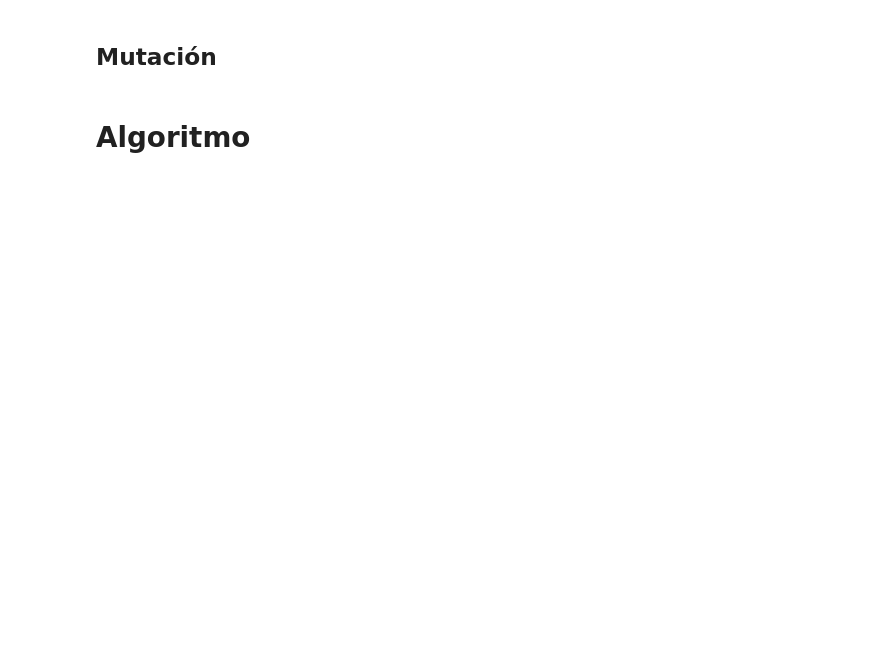
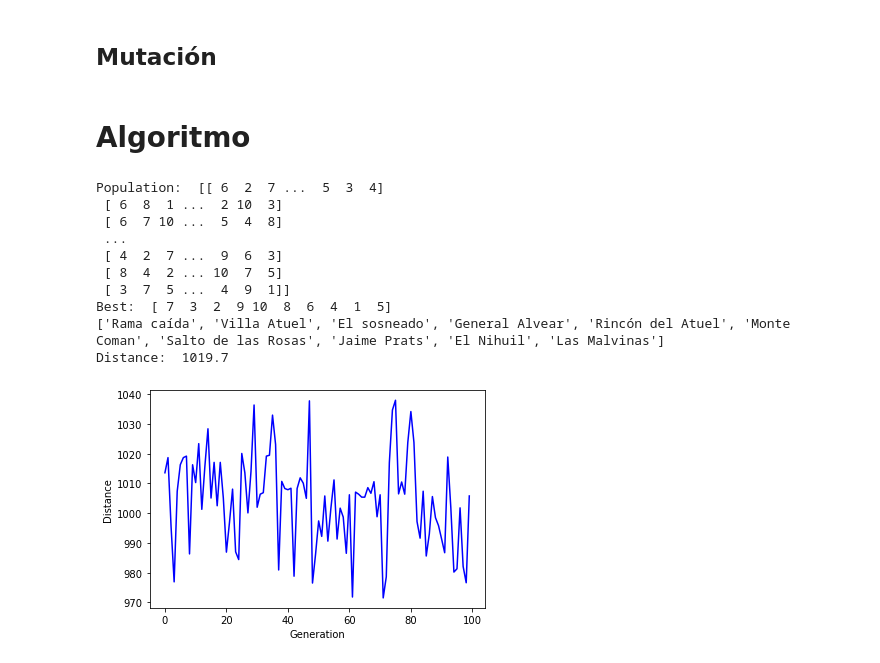
Before and after one commit to xRUIZxMATIASx/inteligencia-artificial, a Jupyter notebook: tp5/Ejercicio 2.ipynb, the cells around one changed output. Saved outputs shown, nothing was run; the diff lists cells and outputs as text; code cells hidden in the pictures; blank space fills up the shorter version.

```diff
--- a/tp5/Ejercicio 2.ipynb
+++ b/tp5/Ejercicio 2.ipynb
@@ -158,4 +114,66 @@ child ['El Nihuil', 'Rincón del Atuel', 'Salto de las Rosas', 'General Alvear',
 # %% [markdown]
 ## Mutación
+# %%
+def mutation(children):
+    for indice in range(children.shape[0]):
+        while True:
+            posicion1 = random.randint(0, len(children[indice, :]) - 1 )
+            posicion2 = random.randint(0, len(children[indice, :]) - 1 )
+            if posicion1 != posicion2:
+                break
+        children[indice, posicion1], children[indice, posicion2] = children[indice, posicion2], children[indice, posicion1]
+
+    return children
 # %% [markdown]
 # Algoritmo
+# %%
+population = []
+genes = 10
+guys = 10000
+generations = 100
+len_parents = 50
+example = list(range(1, genes + 1))
+
+for i in range(guys):
+    new = copy.copy(example)
+    random.shuffle(new)
+    population.append(new)
+eje_gen = []
+eje_adap = []
+population = np.array(population)
+print("Population: ", population)
+for generacion in range(generations):
+    adaptation = get_adaptation(population)
+    parents = select_parents(population, adaptation, len_parents)
+    tam = len(population) - parents.shape[0]
+    children = crosses(parents, tam)
+    hijos_mutados = mutation(children)
+    population[0:parents.shape[0], :] = parents
+    population[parents.shape[0]:, :] = hijos_mutados
+    eje_adap.append(max(adaptation))
+    eje_gen.append(generacion)
+
+adaptation = get_adaptation(population)
+best_adap_index = np.where(adaptation == np.max(adaptation))
+best_route = population[best_adap_index[0][0],:]
+localities = get_loc(best_route)
+print("Best: ", population[best_adap_index[0][0],:])
+print(localities)
+print("Distance: ", adaptation[best_adap_index[0][0]])
+fig, ax = plt.subplots()
+ax.plot(eje_gen, eje_adap, 'b')
+ax.set_ylabel('Distance')
+ax.set_xlabel('Generation')
+plt.show()
+# %% [output]
+Population:  [[ 6  2  7 ...  5  3  4]
+ [ 6  8  1 ...  2 10  3]
+ [ 6  7 10 ...  5  4  8]
+ ...
+ [ 4  2  7 ...  9  6  3]
+ [ 8  4  2 ... 10  7  5]
+ [ 3  7  5 ...  4  9  1]]
+Best:  [ 7  3  2  9 10  8  6  4  1  5]
+['Rama caída', 'Villa Atuel', 'El sosneado', 'General Alvear', 'Rincón del Atuel', 'Monte Coman', 'Salto de las Rosas', 'Jaime Prats', 'El Nihuil', 'Las Malvinas']
+Distance:  1019.7
+[figure, added]
```
Also changed, not shown: parts of 9 cells of this notebook, 1 other file.
